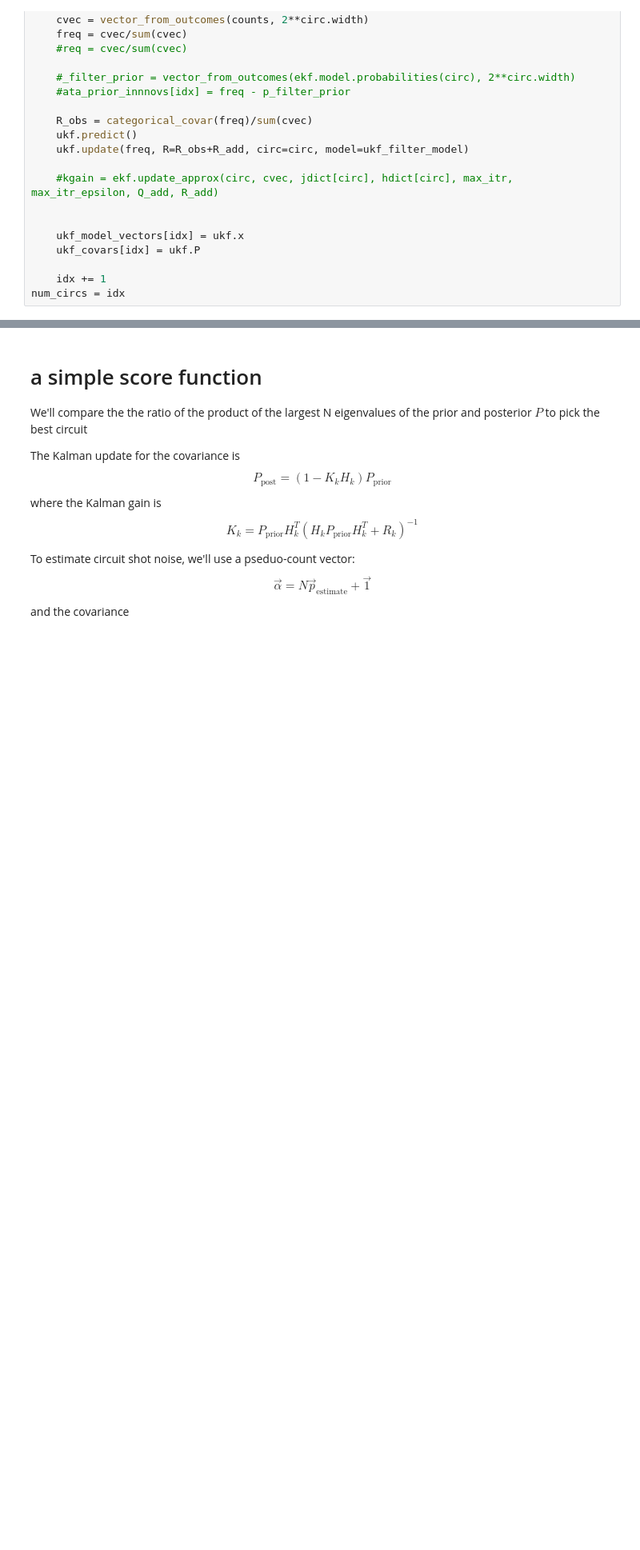
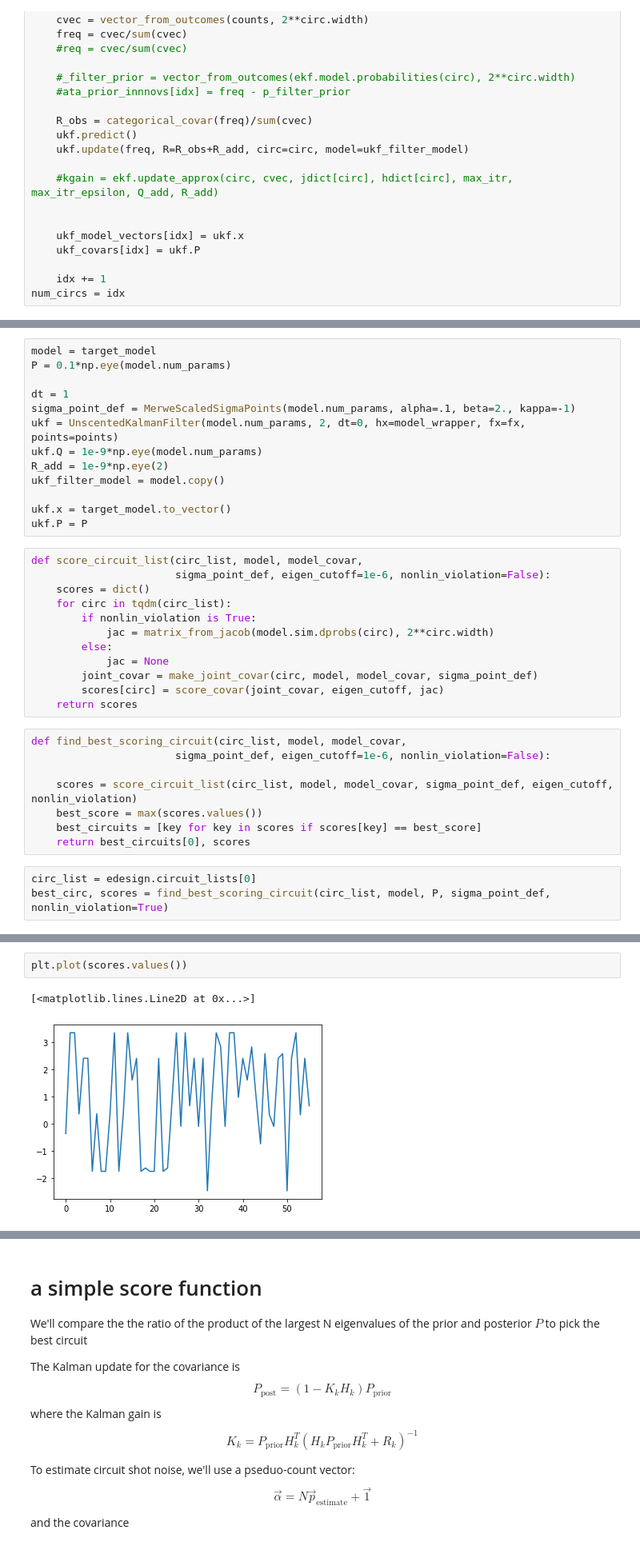
Before and after one commit to jpmarceaux/KalmanFiltering, a Jupyter notebook: AdapativeCircuits/sigmapoint_adaptation.ipynb, the cells around one changed output, grey strips where cells are left out. Shown: that part at 80% size. Saved outputs shown, nothing was run; the diff lists cells and outputs as text; blank space fills up the shorter version.

```diff
--- a/AdapativeCircuits/sigmapoint_adaptation.ipynb
+++ b/AdapativeCircuits/sigmapoint_adaptation.ipynb
@@ -170,0 +272,36 @@ make_error_plot('Usual evolution', ukf_model_vectors, mdl_datagen.to_vector(), u
+# %%
+model = target_model
+P = 0.1*np.eye(model.num_params)
+
+dt = 1
+sigma_point_def = MerweScaledSigmaPoints(model.num_params, alpha=.1, beta=2., kappa=-1)
+ukf = UnscentedKalmanFilter(model.num_params, 2, dt=0, hx=model_wrapper, fx=fx, points=points)
+ukf.Q = 1e-9*np.eye(model.num_params)
+R_add = 1e-9*np.eye(2)
+ukf_filter_model = model.copy()
+
+ukf.x = target_model.to_vector()
+ukf.P = P
+# %%
+def score_circuit_list(circ_list, model, model_covar,
+                       sigma_point_def, eigen_cutoff=1e-6, nonlin_violation=False):
+    scores = dict()
+    for circ in tqdm(circ_list):
+        if nonlin_violation is True:
+            jac = matrix_from_jacob(model.sim.dprobs(circ), 2**circ.width)
+        else:
+            jac = None
+        joint_covar = make_joint_covar(circ, model, model_covar, sigma_point_def)
+        scores[circ] = score_covar(joint_covar, eigen_cutoff, jac)
+    return scores
+# %%
+def find_best_scoring_circuit(circ_list, model, model_covar,
+                       sigma_point_def, eigen_cutoff=1e-6, nonlin_violation=False):
+
+    scores = score_circuit_list(circ_list, model, model_covar, sigma_point_def, eigen_cutoff, nonlin_violation)
+    best_score = max(scores.values())
+    best_circuits = [key for key in scores if scores[key] == best_score]
+    return best_circuits[0], scores
+# %%
+circ_list = edesign.circuit_lists[0]
+best_circ, scores = find_best_scoring_circuit(circ_list, model, P, sigma_point_def, nonlin_violation=True)
@@ -170,0 +335,5 @@ make_error_plot('Usual evolution', ukf_model_vectors, mdl_datagen.to_vector(), u
+# %%
+plt.plot(scores.values())
+# %% [output]
+[<matplotlib.lines.Line2D at 0x...>]
+[figure, added]
```
Also changed, not shown: parts of 19 cells of this notebook, 2 other files.
